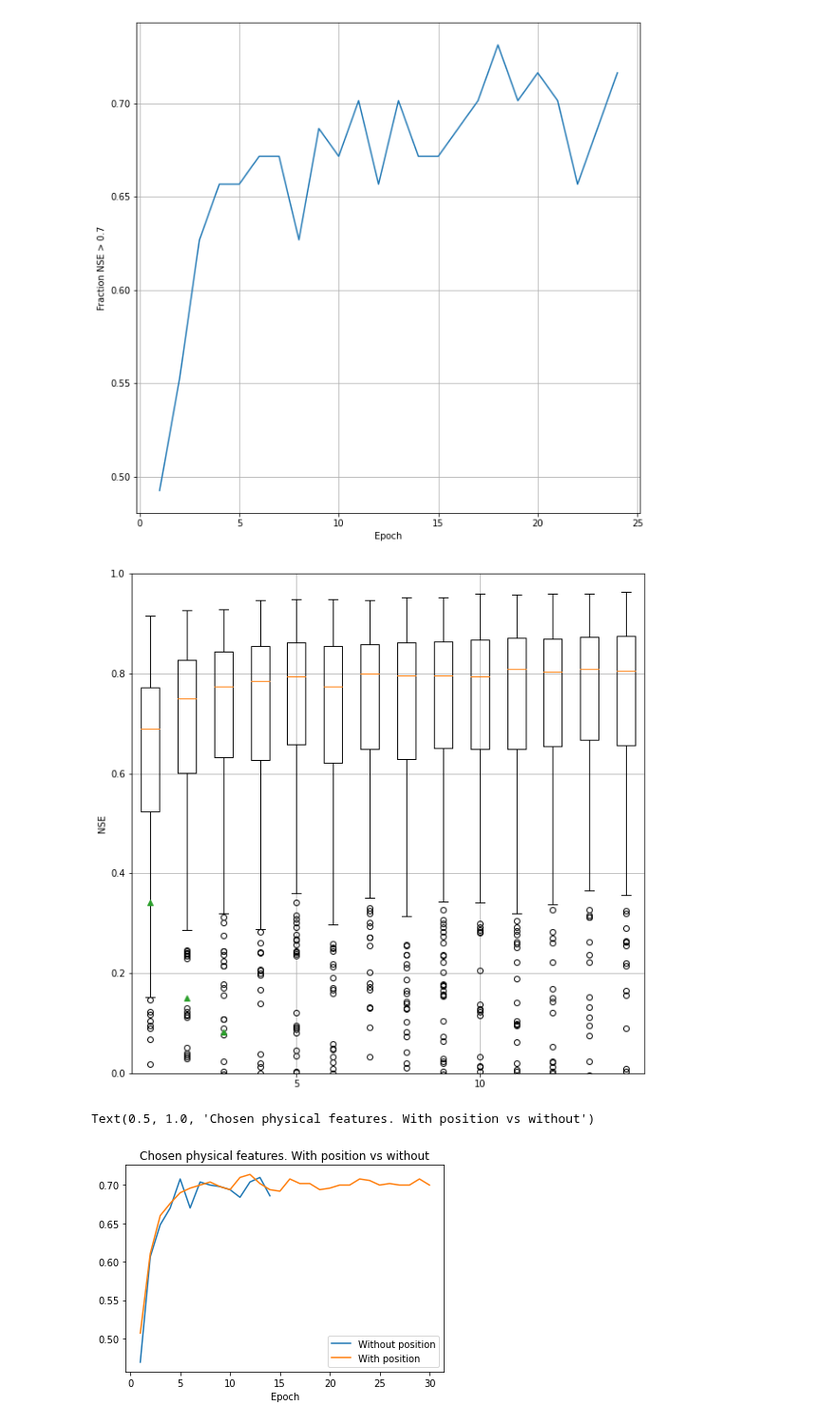
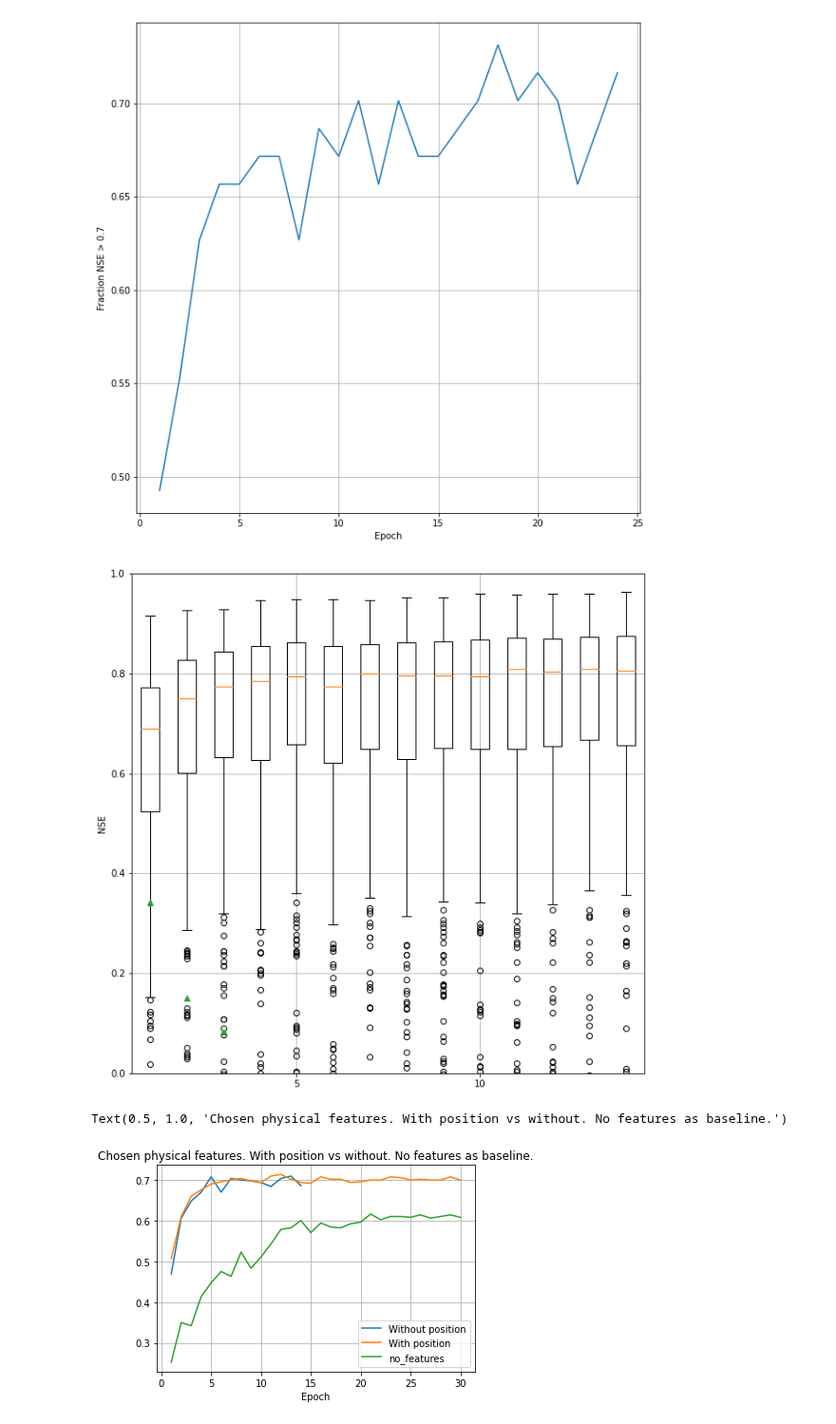
Before and after one commit to bernharl/Master-Thesis, a Jupyter notebook: notebooks/correlation_reduction.ipynb, the cells around one changed output. Shown at 95% size. Saved outputs shown, nothing was run; the diff lists cells and outputs as text; code cells hidden in the pictures.

```diff
--- a/notebooks/correlation_reduction.ipynb
+++ b/notebooks/correlation_reduction.ipynb
@@ -346,31 +346,41 @@ plt.show()
 # %%
 results_chosen_cv = load_cv_results(
     "/home/bernhard/git/Master-Thesis/runs/correlation_reduction/chosen_features_cv",
     5,
     "ealstm",
     "19970204",
     epoch=14,
 )
 results_chosen_and_position_cv = load_cv_results(
     "/home/bernhard/git/Master-Thesis/runs/correlation_reduction/chosen_features_with_position_cv",
     5,
     "ealstm",
     "19970204",
 )
+results_no_features_cv = load_cv_results(
+    "/home/bernhard/git/Master-Thesis/runs/correlation_reduction/no_features_cv",
+    5,
+    "lstm_no_static",
+    "19970204",
+)
 chosen_cv_nse = restructure_results(results_chosen_cv)
 chosen_with_pos_cv_nse = restructure_results(results_chosen_and_position_cv)
+no_features_cv_nse = restructure_results(results_no_features_cv)
 nse_boxplots(chosen_cv_nse)
 plt.ylim([0, 1])
 plt.show()
 fig, ax = plt.subplots(1, 1)
 plot_fractions(chosen_cv_nse, ax=ax)
 plot_fractions(chosen_with_pos_cv_nse, ax=ax)
-ax.legend(["Without position", "With position"])
-ax.set_title("Chosen physical features. With position vs without")
+plot_fractions(no_features_cv_nse, ax=ax)
+ax.legend(["Without position", "With position", "no_features"])
+ax.set_title(
+    "Chosen physical features. With position vs without. No features as baseline."
+)
 # %% [output]
 [figure]
-Text(0.5, 1.0, 'Chosen physical features. With position vs without')
+Text(0.5, 1.0, 'Chosen physical features. With position vs without. No features as baseline.')
-[figure, old version]
+[figure, new version]
 # %%
 results_cv = load_cv_results(
     "/home/bernhard/git/Master-Thesis/runs/correlation_reduction/all_features_cv",
```
Also changed, not shown: parts of 2 cells of this notebook, 3 other files.
